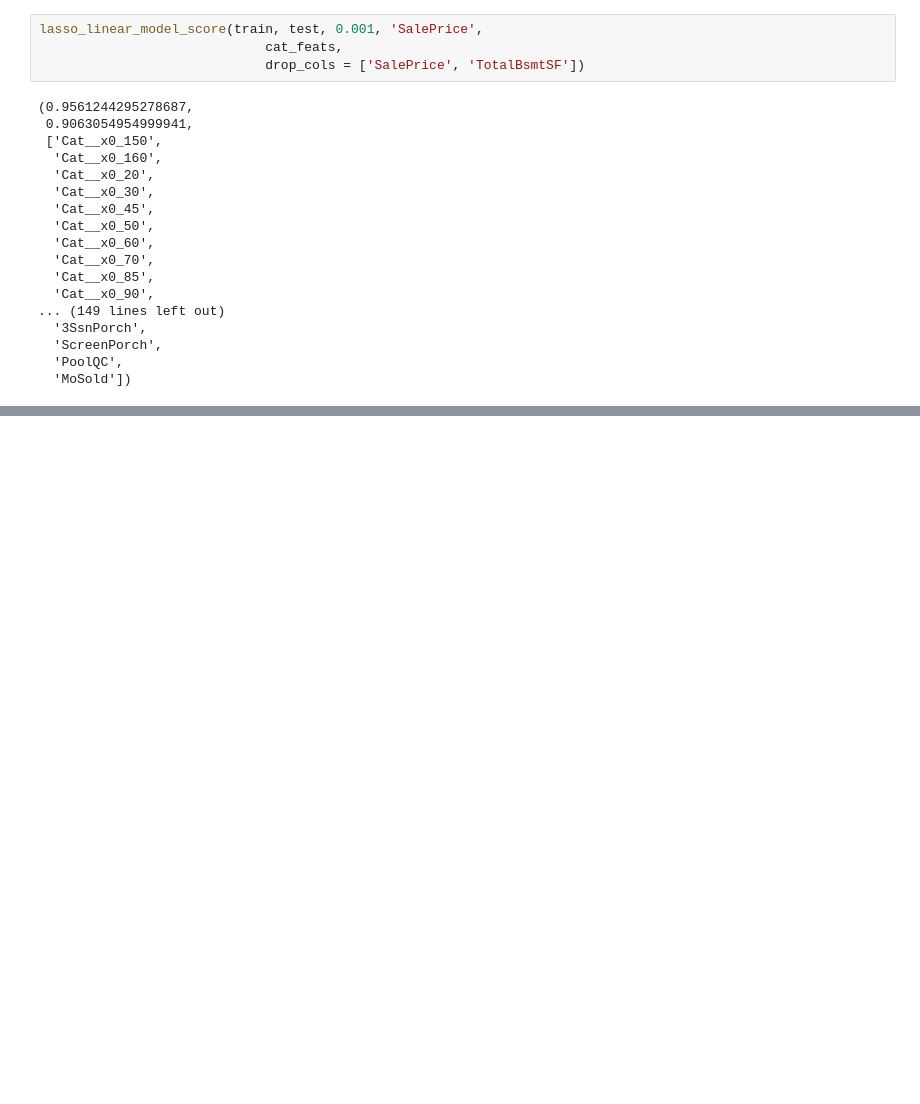
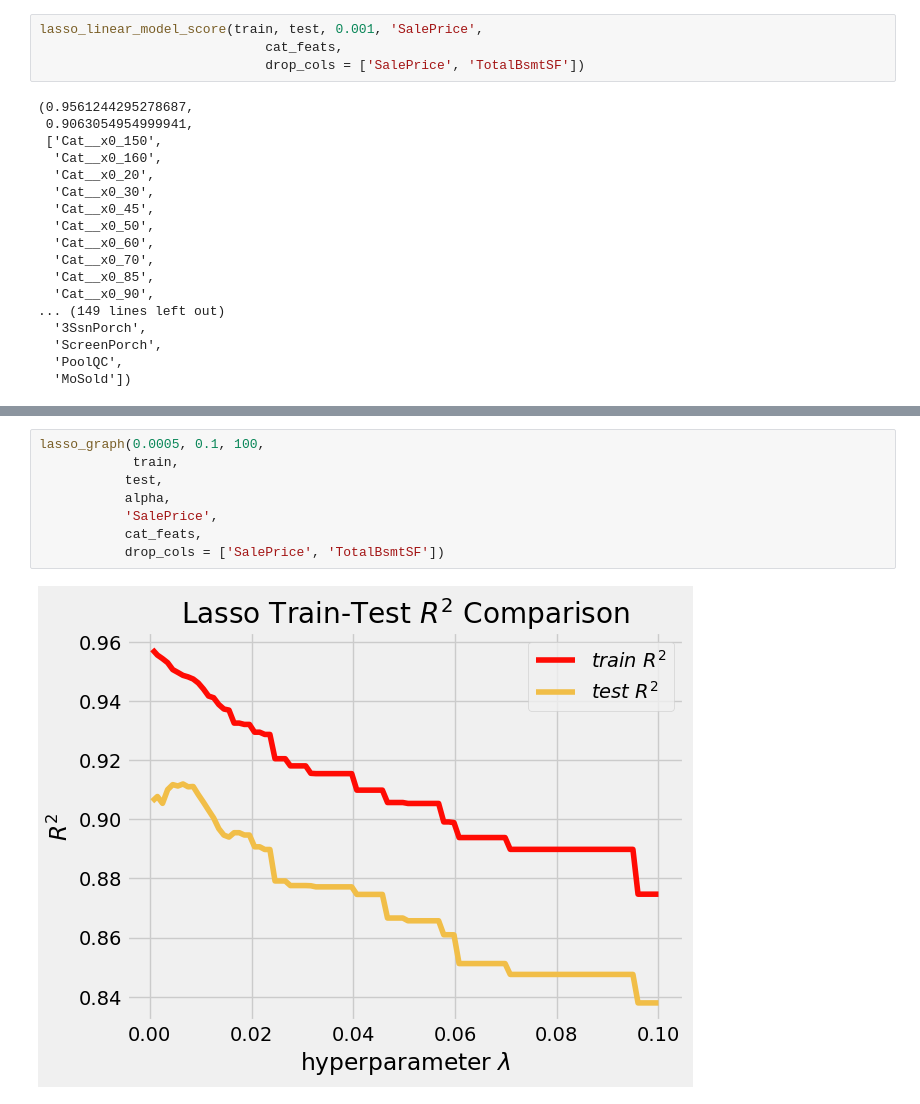
Before and after one commit to nikita-agrawal/Ames-Housing-Analysis, a Jupyter notebook: Hayden/lasso_test.ipynb, the cells around one changed output, grey strips where cells are left out. Cells and saved outputs as stored; diff of their text form; blank space fills up the shorter version.

```diff
--- a/Hayden/lasso_test.ipynb
+++ b/Hayden/lasso_test.ipynb
@@ -293,0 +339,10 @@ plt.ylabel(r'$R^2$')
+# %%
+lasso_graph(0.0005, 0.1, 100,
+            train,
+           test,
+           alpha,
+           'SalePrice',
+           cat_feats,
+           drop_cols = ['SalePrice', 'TotalBsmtSF'])
+# %% [output]
+[figure, added]
```
Also changed, not shown: parts of 13 cells of this notebook.
